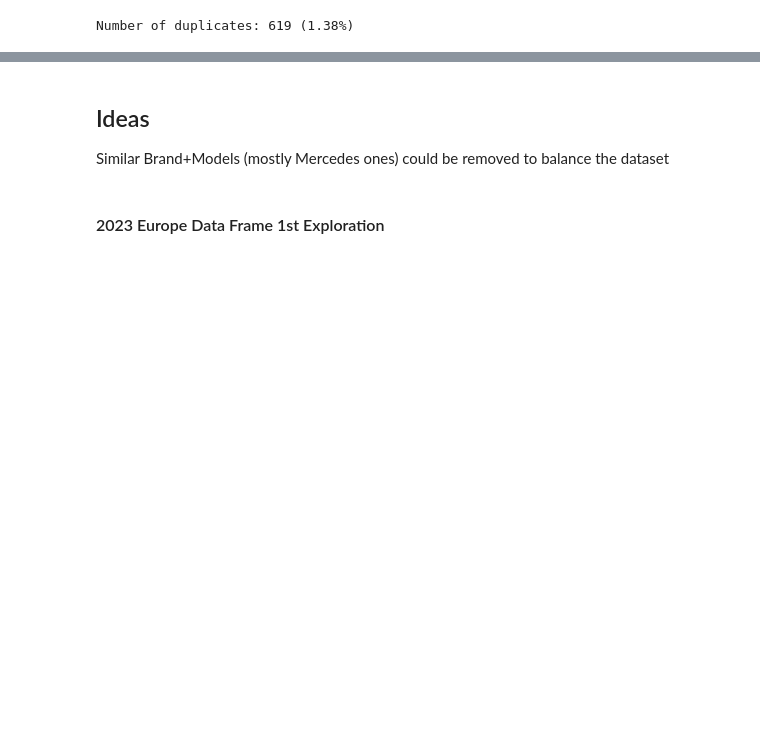
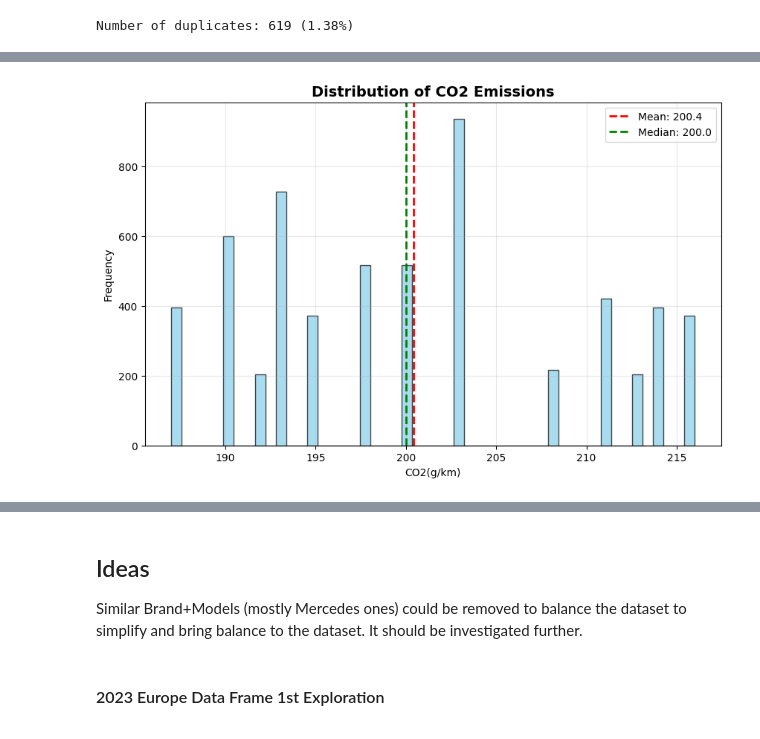
Before and after one commit to Tavocado-S/CO2_Prediction, a Jupyter notebook: notebooks/burak_explo_copy_2023.ipynb, the cells around one changed output, grey strips where cells are left out. Cells and saved outputs as stored; diff of their text form; code cells hidden in the pictures; blank space fills up the shorter version.

```diff
--- a/notebooks/burak_explo_copy_2023.ipynb
+++ b/notebooks/burak_explo_copy_2023.ipynb
@@ -400,3 +363,18 @@ df_Viano2.head()
+# %%
+plt.figure(figsize=(10, 6))
+plt.hist(df_Viano2['CO2(g/km)'].dropna(), bins=50, alpha=0.7, color='skyblue', edgecolor='black')
+plt.axvline(df_Viano2['CO2(g/km)'].mean(), color='red', linestyle='--', linewidth=2,
+            label=f'Mean: {df_Viano2["CO2(g/km)"].mean():.1f}')
+plt.axvline(df_Viano2['CO2(g/km)'].median(), color='green', linestyle='--', linewidth=2,
+            label=f'Median: {df_Viano2["CO2(g/km)"].median():.1f}')
+plt.title('Distribution of CO2 Emissions', fontsize=14, fontweight='bold')
+plt.xlabel('CO2(g/km)')
+plt.ylabel('Frequency')
+plt.legend()
+plt.grid(True, alpha=0.3)
+plt.show()
+# %% [output]
+[figure, added]
 # %% [markdown]
 ### General Overview and Distribution of Data Variables
 
@@ -431,7 +409,7 @@ df_Viano2.head()
 # %% [markdown]
 ## Ideas
 
-Similar Brand+Models (mostly Mercedes ones) could be removed to balance the dataset
+Similar Brand+Models (mostly Mercedes ones) could be removed to balance the dataset to simplify and bring balance to the dataset. It should be investigated further.
 # %% [markdown]
 <span style="font-size: 16px">
 
```
Also changed, not shown: parts of 26 cells of this notebook, 1 other file.
